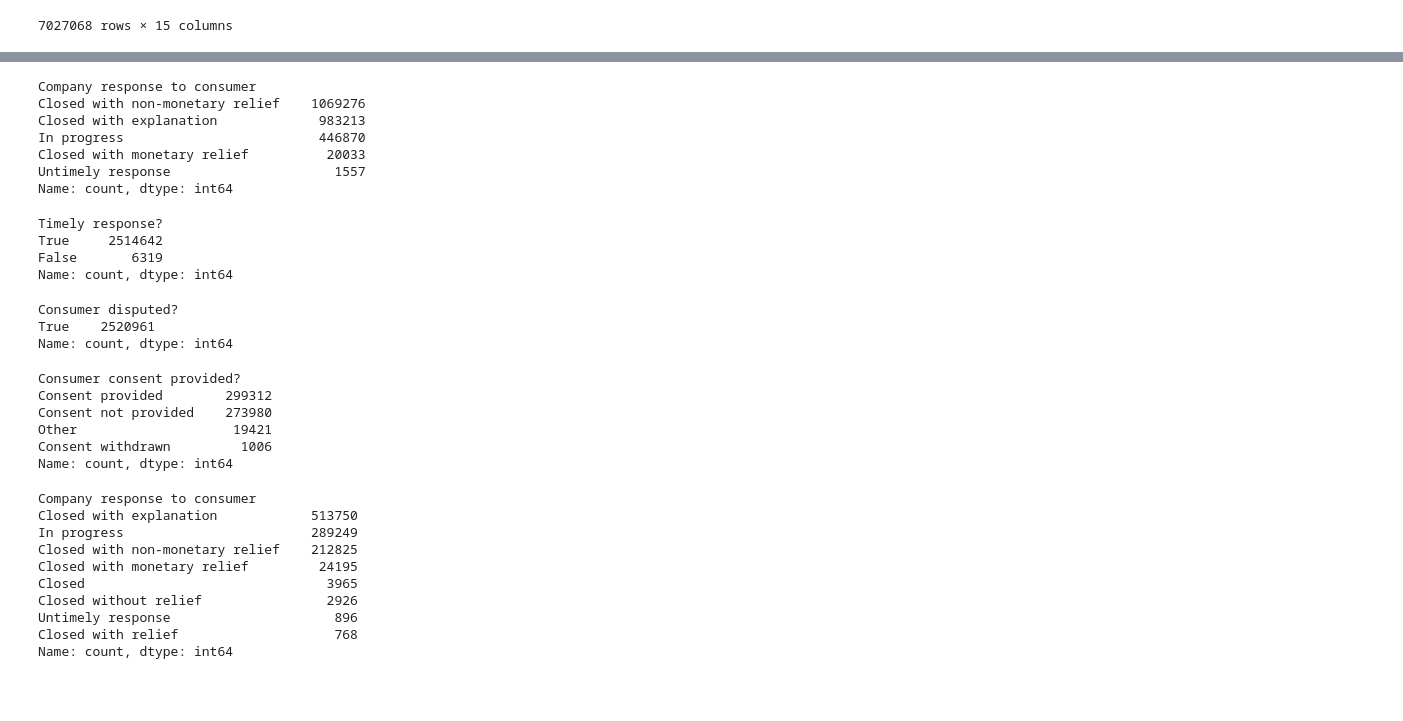
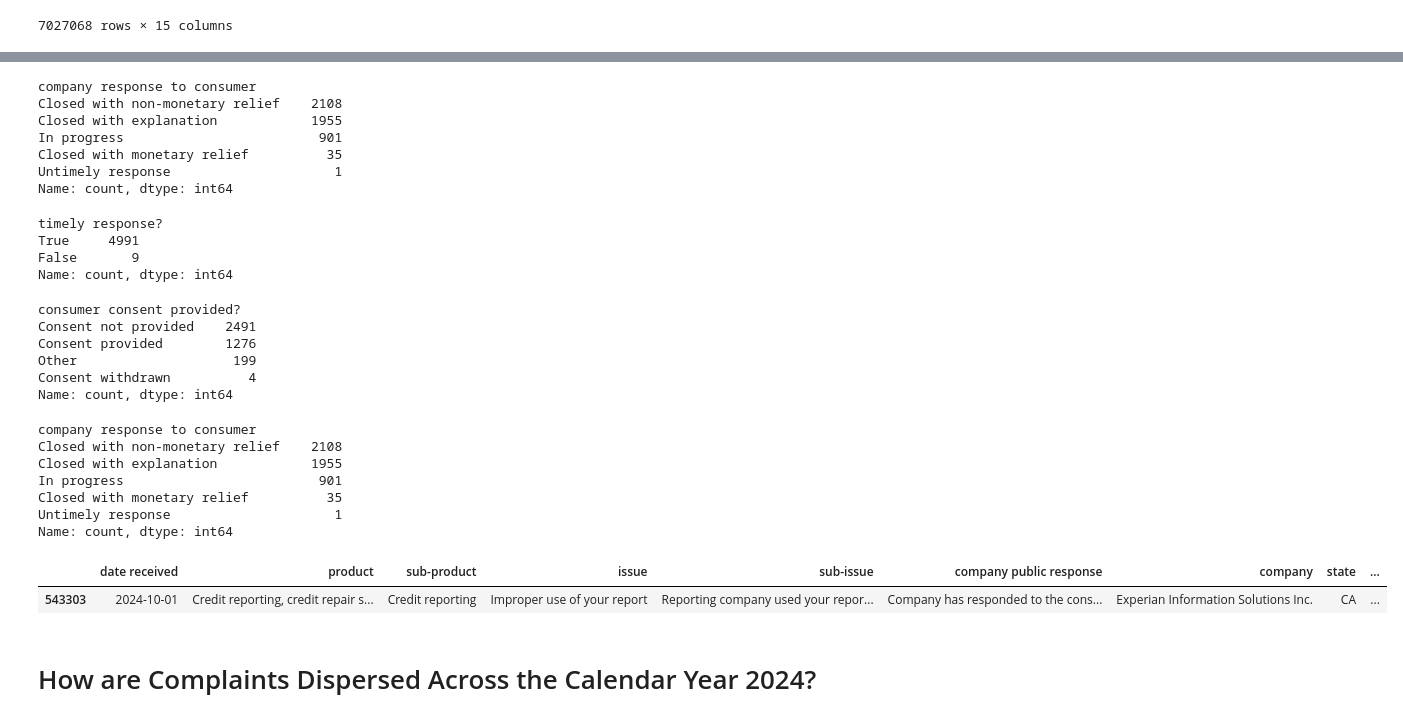
Before and after one commit to janettelau/consumer_complaints, a Jupyter notebook: complaints_notebook.ipynb, the cells around one changed output, grey strips where cells are left out. Cells and saved outputs as stored; diff of their text form; code cells hidden in the pictures; blank space fills up the shorter version.

```diff
--- a/complaints_notebook.ipynb
+++ b/complaints_notebook.ipynb
@@ -340,55 +325,44 @@ Unable to get your credit report or credit score
 Name: count, dtype: int64
 # %%
 # Different complain outcomes
-outcomes = clean_database["Company response to consumer"].value_counts()
+outcomes = merge_db["company response to consumer"].value_counts()
 outcomes
 # %% [output]
-Company response to consumer
-Closed with non-monetary relief    1069276
-Closed with explanation             983213
-In progress                         446870
-Closed with monetary relief          20033
-Untimely response                     1557
+company response to consumer
+Closed with non-monetary relief    2108
+Closed with explanation            1955
+In progress                         901
+Closed with monetary relief          35
+Untimely response                     1
 Name: count, dtype: int64
 # %%
 # Timely response column
-timely = clean_database["Timely response?"].value_counts()
+timely = merge_db["timely response?"].value_counts()
 timely
 # %% [output]
-Timely response?
-True     2514642
-False       6319
+timely response?
+True     4991
+False       9
 Name: count, dtype: int64
-# %%
-# Consumer disputed column
-disputed = clean_database["Consumer disputed?"].value_counts()
-disputed
-# %% [output]
-Consumer disputed?
-True    2520961
-Name: count, dtype: int64
 # %%
 # Customed consent column. Possible ethical issue.
-ethical = clean_database["Consumer consent provided?"].value_counts()
+ethical = merge_db["consumer consent provided?"].value_counts()
 ethical
 # %% [output]
-Consumer consent provided?
-Consent provided        299312
-Consent not provided    273980
-Other                    19421
-Consent withdrawn         1006
+consumer consent provided?
+Consent not provided    2491
+Consent provided        1276
+Other                    199
+Consent withdrawn          4
 Name: count, dtype: int64
 # %%
-ethicals = clean_database["Company response to consumer"].value_counts()
+ethicals = merge_db["company response to consumer"].value_counts()
 ethicals
 # %% [output]
-Company response to consumer
-Closed with explanation            513750
-In progress                        289249
-Closed with non-monetary relief    212825
-Closed with monetary relief         24195
-Closed                               3965
-Closed without relief                2926
-Untimely response                     896
-Closed with relief                    768
+company response to consumer
+Closed with non-monetary relief    2108
+Closed with explanation            1955
+In progress                         901
+Closed with monetary relief          35
+Untimely response                     1
 Name: count, dtype: int64
@@ -394,0 +371,7 @@ Name: count, dtype: int64
+# %%
+merge_db.head(1)
+# %% [output]
+|  | date received | product | sub-product | issue | sub-issue | company public response | company | state | ... |
+| 543303 | 2024-10-01 | Credit reporting, credit repair s... | Credit reporting | Improper use of your report | Reporting company used your repor... | Company has responded to the cons... | Experian Information Solutions Inc. | CA | ... |
+# %% [markdown]
+# How are Complaints Dispersed Across the Calendar Year 2024?
```
Also changed, not shown: parts of 55 cells of this notebook, 1 other file.
